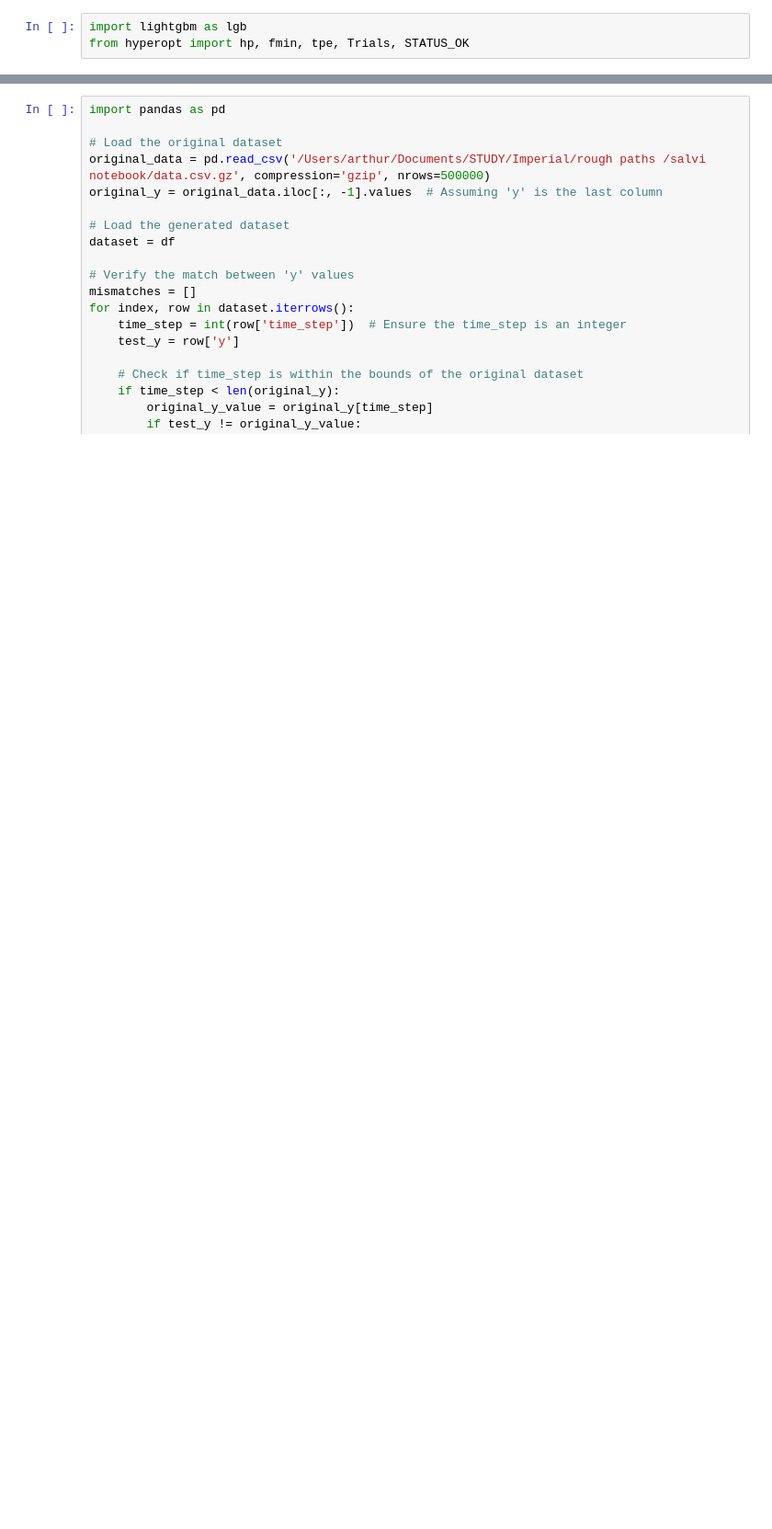
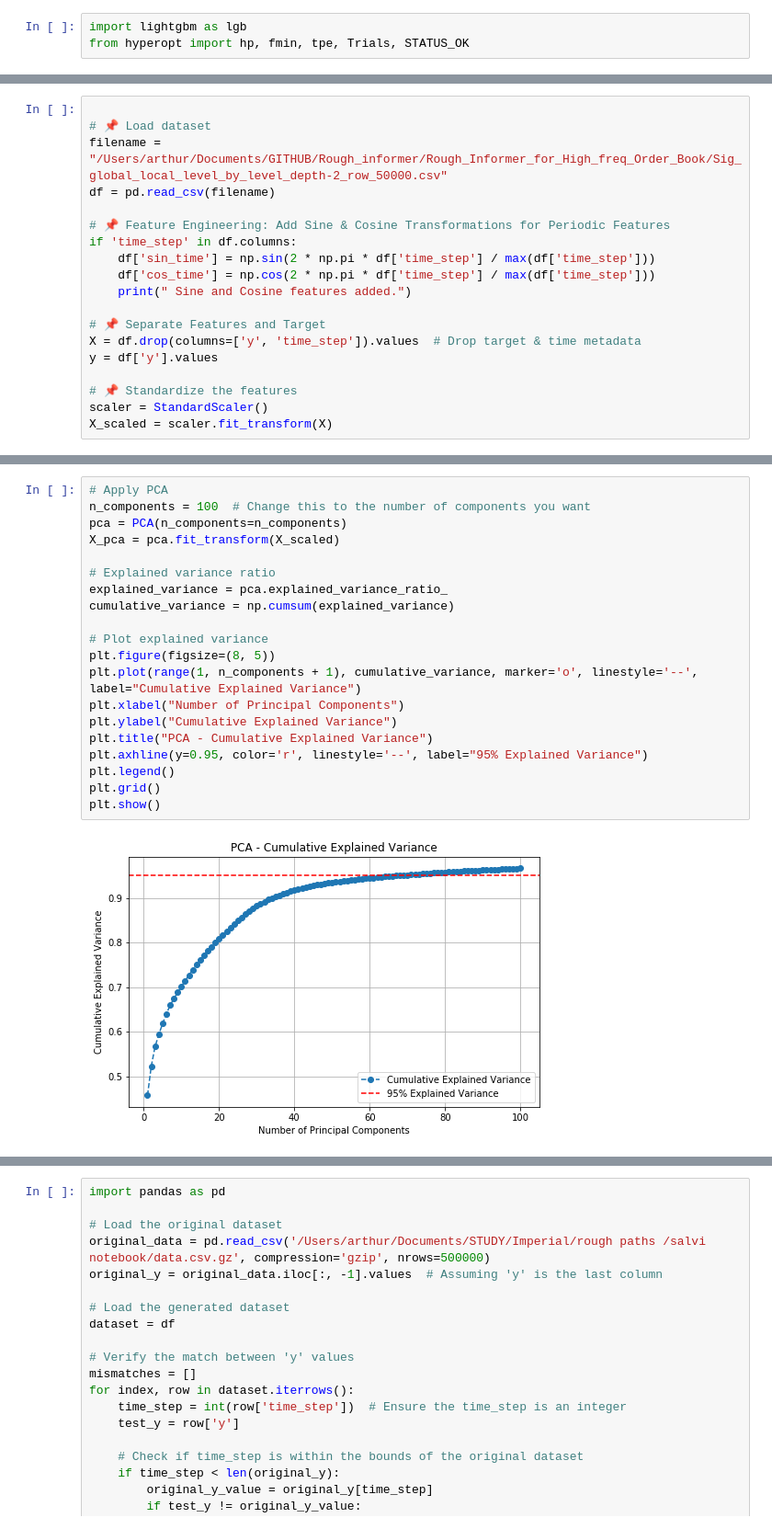
Before and after one commit to anahmias-22/Delete-rp_coursework_Arthur_Nahmias_06020137, a Jupyter notebook: Lgbm.ipynb, the cells around one changed output, grey strips where cells are left out. Shown at 92% size. Saved outputs shown, nothing was run; the diff lists cells and outputs as text; blank space fills up the shorter version.

```diff
--- a/Lgbm.ipynb
+++ b/Lgbm.ipynb
@@ -15,0 +65,19 @@ warnings.filterwarnings('ignore')
+# %%
+
+# 📌 Load dataset
+filename = "/Users/arthur/Documents/GITHUB/Rough_informer/Rough_Informer_for_High_freq_Order_Book/Sig_global_local_level_by_level_depth-2_row_50000.csv"
+df = pd.read_csv(filename)
+
+# 📌 Feature Engineering: Add Sine & Cosine Transformations for Periodic Features
+if 'time_step' in df.columns:
+    df['sin_time'] = np.sin(2 * np.pi * df['time_step'] / max(df['time_step']))
+    df['cos_time'] = np.cos(2 * np.pi * df['time_step'] / max(df['time_step']))
+    print(" Sine and Cosine features added.")
+
+# 📌 Separate Features and Target
+X = df.drop(columns=['y', 'time_step']).values  # Drop target & time metadata
+y = df['y'].values
+
+# 📌 Standardize the features
+scaler = StandardScaler()
+X_scaled = scaler.fit_transform(X)
@@ -16 +106,23 @@ warnings.filterwarnings('ignore')
+# %%
+# Apply PCA
+n_components = 100  # Change this to the number of components you want
+pca = PCA(n_components=n_components)
+X_pca = pca.fit_transform(X_scaled)
+
+# Explained variance ratio
+explained_variance = pca.explained_variance_ratio_
+cumulative_variance = np.cumsum(explained_variance)
+
+# Plot explained variance
+plt.figure(figsize=(8, 5))
+plt.plot(range(1, n_components + 1), cumulative_variance, marker='o', linestyle='--', label="Cumulative Explained Variance")
+plt.xlabel("Number of Principal Components")
+plt.ylabel("Cumulative Explained Variance")
+plt.title("PCA - Cumulative Explained Variance")
+plt.axhline(y=0.95, color='r', linestyle='--', label="95% Explained Variance")
+plt.legend()
+plt.grid()
+plt.show()
+# %% [output]
+[figure, added]
 # %%
```
Also changed, not shown: parts of 17 cells of this notebook, 3 other files.
